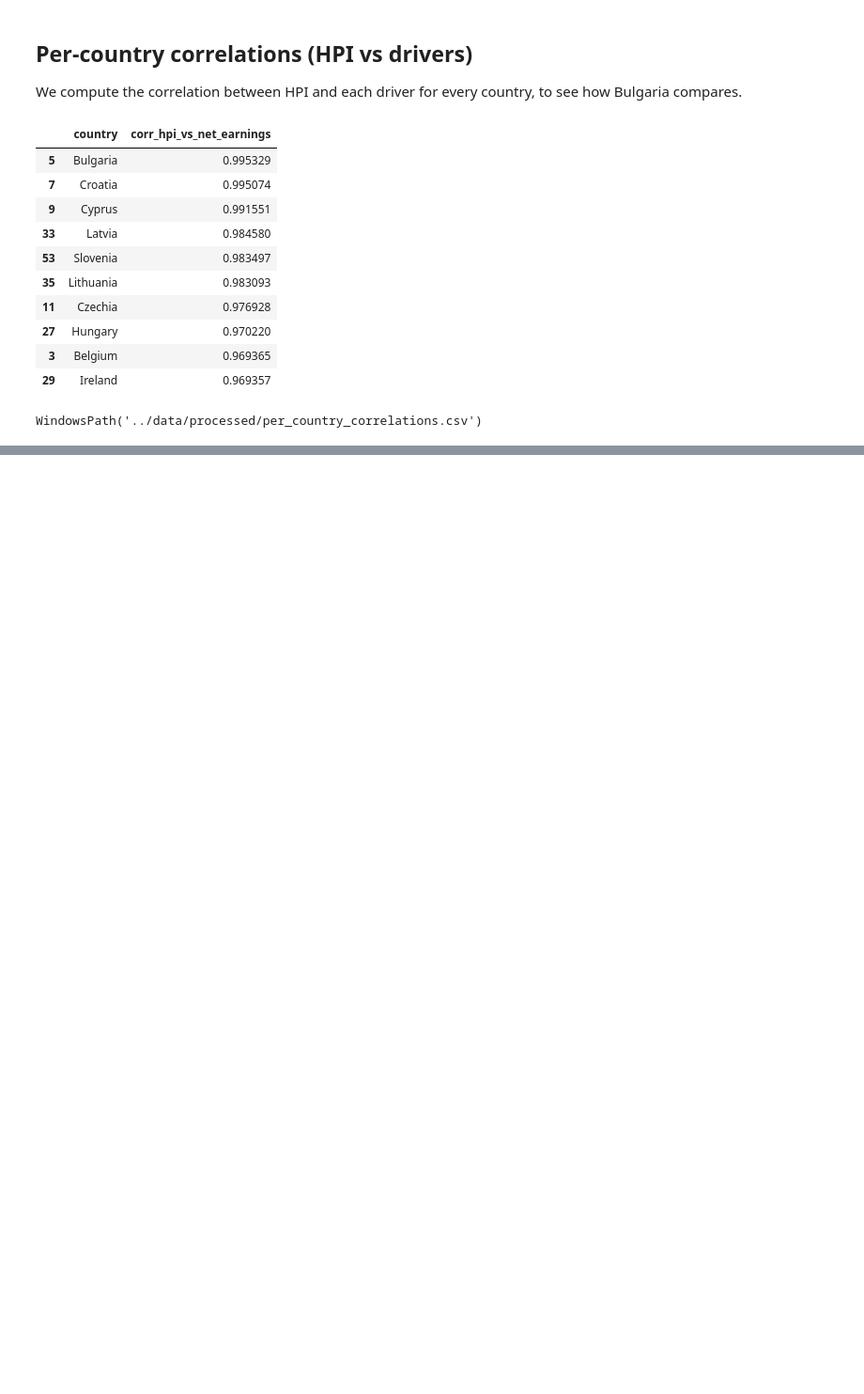
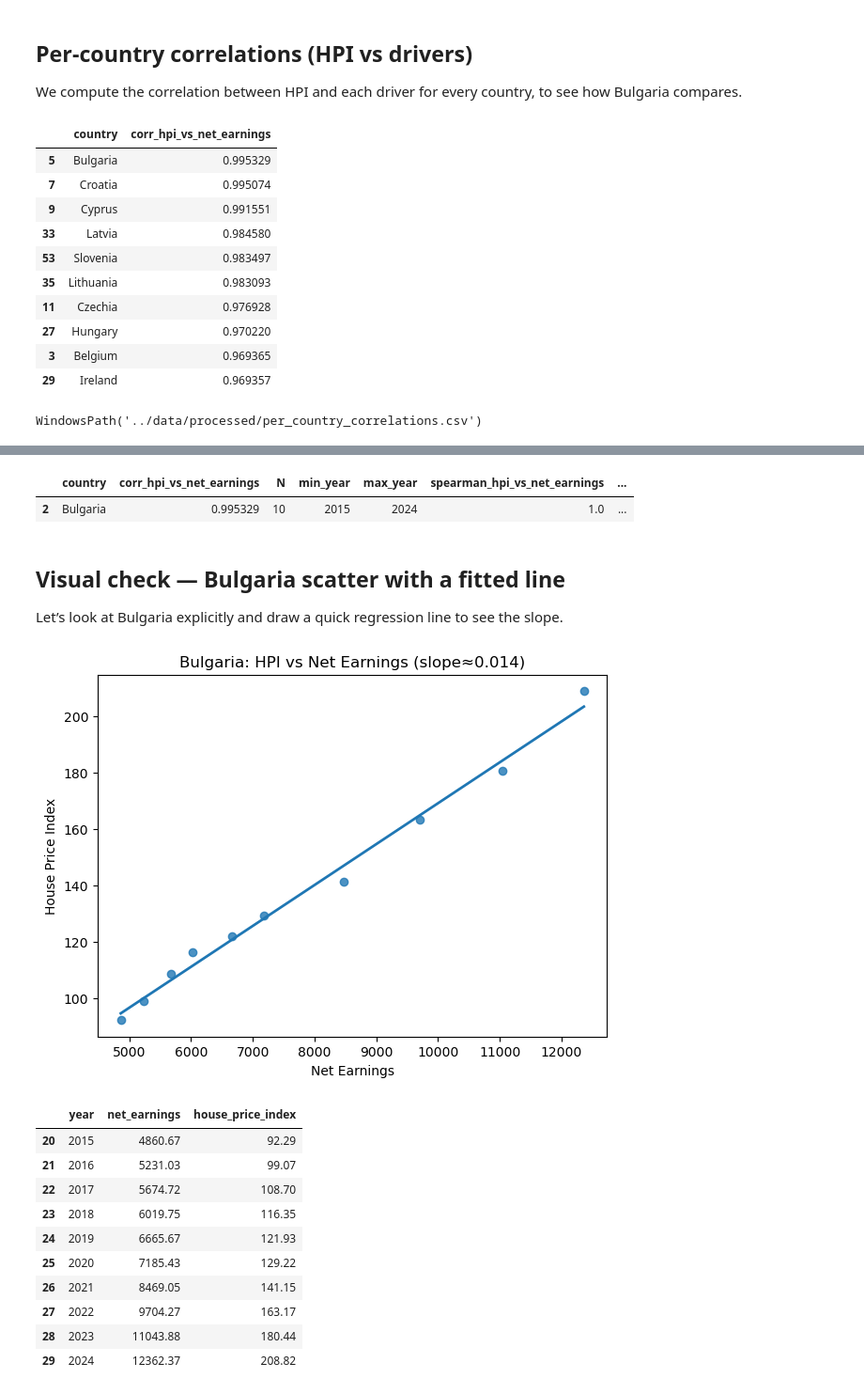
Before and after one commit to YordanBahchevanov/europe-housing-trends, a Jupyter notebook: notebooks/01_exploration.ipynb, the cells around one changed output, grey strips where cells are left out. Shown: that part at 94% size. Drawn from its saved outputs; the diff is of its cells as text; code cells hidden in the pictures; blank space fills up the shorter version.

```diff
--- a/notebooks/01_exploration.ipynb
+++ b/notebooks/01_exploration.ipynb
@@ -404,0 +479,57 @@ WindowsPath('../data/processed/per_country_correlations.csv')
+# %%
+df_g = df.sort_values(["country","year"]).copy()
+for col in ["house_price_index", "net_earnings"]:
+    df_g[col + "_pct"] = df_g.groupby("country")[col].pct_change() * 100
+
+grow_list = []
+for c, g in df_g.groupby("country"):
+    tmp = g[["house_price_index_pct","net_earnings_pct"]].dropna()
+    if tmp.shape[0] >= 3:
+        r = tmp.corr().iloc[0,1]
+        grow_list.append({"country": c, "corr_growth_hpi_vs_net_earnings": r, "N_growth": tmp.shape[0]})
+corrs_growth = pd.DataFrame(grow_list)
+
+corrs_all = (
+    corrs_both.merge(corrs_growth, on="country", how="left")
+              .sort_values("corr_hpi_vs_net_earnings", ascending=False)
+)
+
+corrs_all[corrs_all["country"] == "Bulgaria"]
+# %% [output]
+|  | country | corr_hpi_vs_net_earnings | N | min_year | max_year | spearman_hpi_vs_net_earnings | ... |
+| 2 | Bulgaria | 0.995329 | 10 | 2015 | 2024 | 1.0 | ... |
+# %% [markdown]
+## Visual check — Bulgaria scatter with a fitted line
+
+Let’s look at Bulgaria explicitly and draw a quick regression line to see the slope.
+# %%
+bg = df[df["country"] == "Bulgaria"].dropna(subset=["house_price_index","net_earnings"]).sort_values("year")
+x = bg["net_earnings"].to_numpy()
+y = bg["house_price_index"].to_numpy()
+
+plt.figure()
+plt.scatter(x, y, alpha=0.8)
+if len(x) >= 2:
+    b1, b0 = np.polyfit(x, y, 1)
+    xs = np.linspace(x.min(), x.max(), 100)
+    plt.plot(xs, b0 + b1*xs, linewidth=2)
+    plt.title(f"Bulgaria: HPI vs Net Earnings (slope≈{b1:.3f})")
+else:
+    plt.title("Bulgaria: HPI vs Net Earnings")
+plt.xlabel("Net Earnings"); plt.ylabel("House Price Index")
+plt.show()
+
+bg[["year","net_earnings","house_price_index"]]
+# %% [output]
+[figure, added]
+|  | year | net_earnings | house_price_index |
+| 20 | 2015 | 4860.67 | 92.29 |
+| 21 | 2016 | 5231.03 | 99.07 |
+| 22 | 2017 | 5674.72 | 108.70 |
+| 23 | 2018 | 6019.75 | 116.35 |
+| 24 | 2019 | 6665.67 | 121.93 |
+| 25 | 2020 | 7185.43 | 129.22 |
+| 26 | 2021 | 8469.05 | 141.15 |
+| 27 | 2022 | 9704.27 | 163.17 |
+| 28 | 2023 | 11043.88 | 180.44 |
+| 29 | 2024 | 12362.37 | 208.82 |
```
Also changed, not shown: parts of 8 cells of this notebook, 5 other files.
